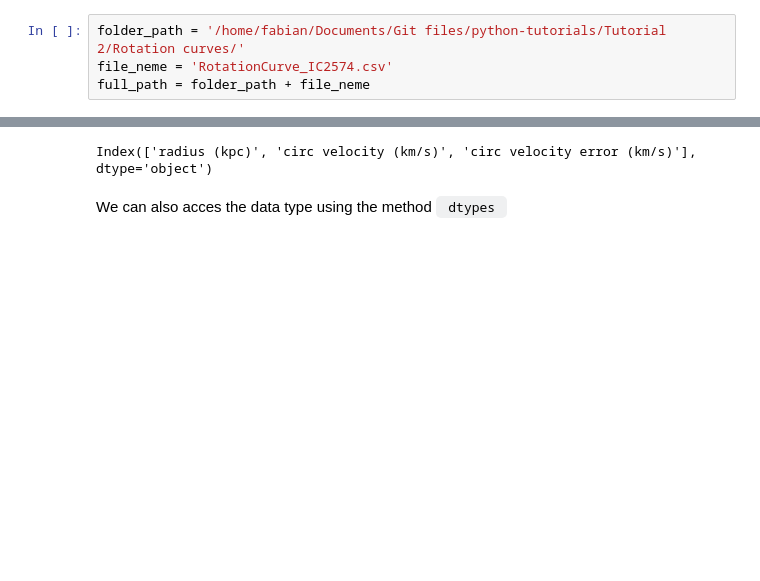
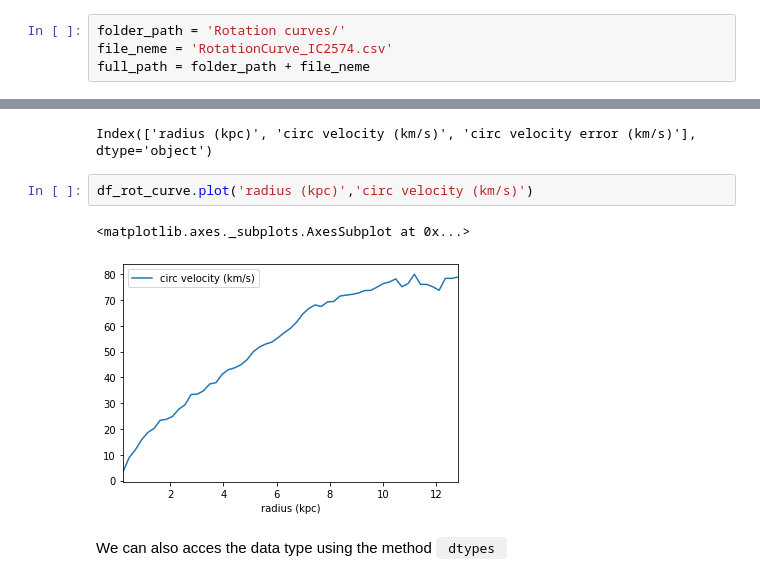
Before and after one commit to EXPLORE-for-students/python-tutorials, a Jupyter notebook: Tutorial 2/Tutorial_2_part_a.ipynb, the cells around one changed output, grey strips where cells are left out. Cells and saved outputs as stored; diff of their text form; blank space fills up the shorter version.

Commit message:
small changes tutorial 2

```diff
--- a/Tutorial 2/Tutorial_2_part_a.ipynb
+++ b/Tutorial 2/Tutorial_2_part_a.ipynb
@@ -250,7 +250,7 @@ It is usefull tospecify the path for the data file in two steps.
 
 IMPORTANT, THE PATHS ARE STRING TYPE OBJECTS. When we have created the two path objects, we concatenate them using the + operation for strings (See tutorial 1)
 # %%
-folder_path = '/home/fabian/Documents/Git files/python-tutorials/Tutorial 2/Rotation curves/'
+folder_path = 'Rotation curves/'
 file_neme = 'RotationCurve_IC2574.csv'
 full_path = folder_path + file_neme
 # %%
@@ -271,6 +271,11 @@ It creates a <code > DataFrame </code> which is a Two-dimensional, size-mutable,
 df_rot_curve.columns
 # %% [output]
 Index(['radius (kpc)', 'circ velocity (km/s)', 'circ velocity error (km/s)'], dtype='object')
+# %%
+df_rot_curve.plot('radius (kpc)','circ velocity (km/s)')
+# %% [output]
+<matplotlib.axes._subplots.AxesSubplot at 0x...>
+[figure, added]
 # %% [markdown]
 We can also acces the data type using the method <code> dtypes </code>
 # %%
```
